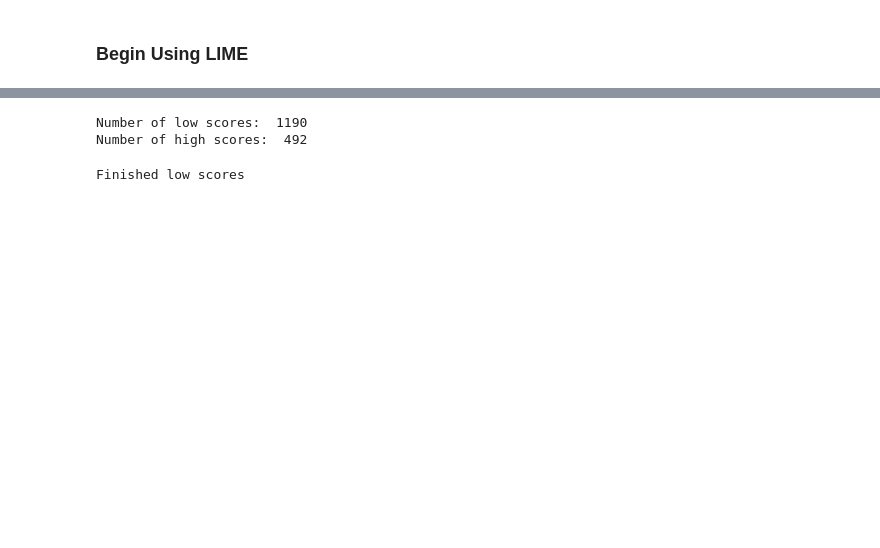
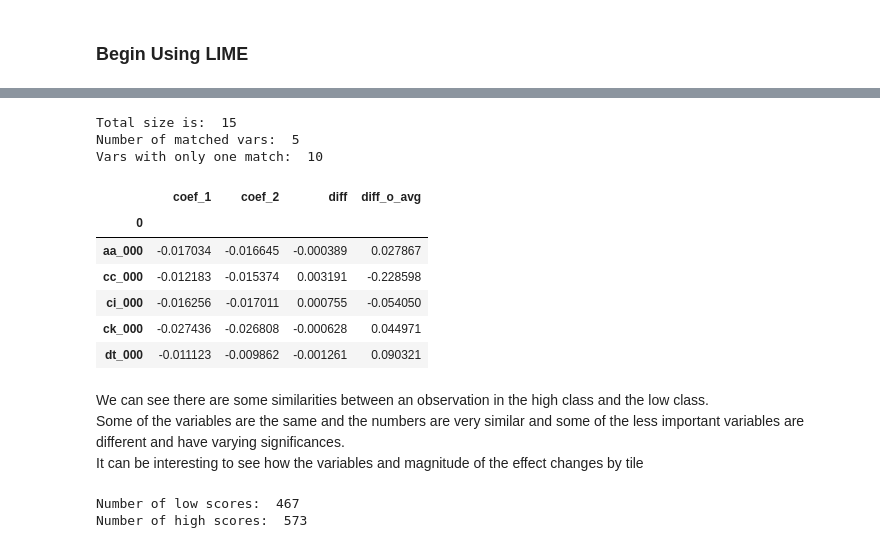
Before and after one commit to malctaylor15/aps_failure, a Jupyter notebook: RF and Lime.ipynb, the cells around one changed output, grey strips where cells are left out. Cells and saved outputs as stored; diff of their text form; code cells hidden in the pictures; blank space fills up the shorter version.

```diff
--- a/RF and Lime.ipynb
+++ b/RF and Lime.ipynb
@@ -366,3 +396,51 @@ exp.as_pyplot_figure()
+# %%
+def compare_explainations(exp1_full, exp2_full):
+
+    def exp_df(exp):
+        exp1 = exp.as_list()
+        vars1 = {x[0]:x[1] for x in exp1}
+        demo1 = pd.DataFrame(exp1)
+        demo1.set_index(0, inplace = True)
+        demo1.columns = ["coef"]
+        return(demo1)
+
+    demo1 = exp_df(exp1_full)
+    demo2 = exp_df(exp2_full)
+
+    # Merge and aggregate
+    demo_all = demo1.join(demo2, how="outer", lsuffix = "_1", rsuffix="_2")
+    demo_all["diff"] = demo_all["coef_1"] - demo_all["coef_2"]
+    demo_all["diff_o_avg"] = demo_all["diff"]/np.nanmean([demo_all["coef_1"], demo_all["coef_2"]])
+    n_solo_vars = demo_all["diff"].isna().sum()
+    n_matched = demo_all.shape[0] - n_solo_vars
+
+    # Outputs
+    print("Total size is: ", demo_all.shape[0])
+    print("Number of matched vars: ", n_matched)
+    print("Vars with only one match: ", n_solo_vars)
+
+    return(demo_all)
+# %%
+comp_exps = compare_explainations(exp_l, exp_h)
+# %% [output]
+Total size is:  15
+Number of matched vars:  5
+Vars with only one match:  10
+# %%
+# Have matches in both datasets
+comp_exps.dropna(axis = 0)
+# %% [output]
+|  | coef_1 | coef_2 | diff | diff_o_avg |
+| 0 |  |  |  |  |
+| aa_000 | -0.017034 | -0.016645 | -0.000389 | 0.027867 |
+| cc_000 | -0.012183 | -0.015374 | 0.003191 | -0.228598 |
+| ci_000 | -0.016256 | -0.017011 | 0.000755 | -0.054050 |
+| ck_000 | -0.027436 | -0.026808 | -0.000628 | 0.044971 |
+| dt_000 | -0.011123 | -0.009862 | -0.001261 | 0.090321 |
+# %% [markdown]
+We can see there are some similarities between an observation in the high class and the low class.
+Some of the variables are the same and the numbers are very similar and some of the less important variables are different and have varying significances.
+It can be interesting to see how the variables and magnitude of the effect changes by tile
 # %%
 # Get explainations for an instance
 
@@ -380,16 +457,8 @@ def get_top_feats(row):
 
     return(feats)
 # %%
-print("Number of low scores: ", len(low_score))
-print("Number of high scores: ", len(high_score))
+print("Number of low scores: ", len(low_data))
+print("Number of high scores: ", len(high_data))
 # %% [output]
-Number of low scores:  1190
-Number of high scores:  492
+Number of low scores:  467
+Number of high scores:  573
-# %%
-n_obs = 50
-# Loop through h and l scores and get the top explainer features
-low_score_feats = [get_top_feats(x[1]) for x in low_score[:n_obs]]
-print("Finished low scores")
-high_score_feats = [get_top_feats(x[1]) for x in high_score[:n_obs]]
-# %% [output]
-Finished low scores
```
Also changed, not shown: parts of 39 cells of this notebook.
